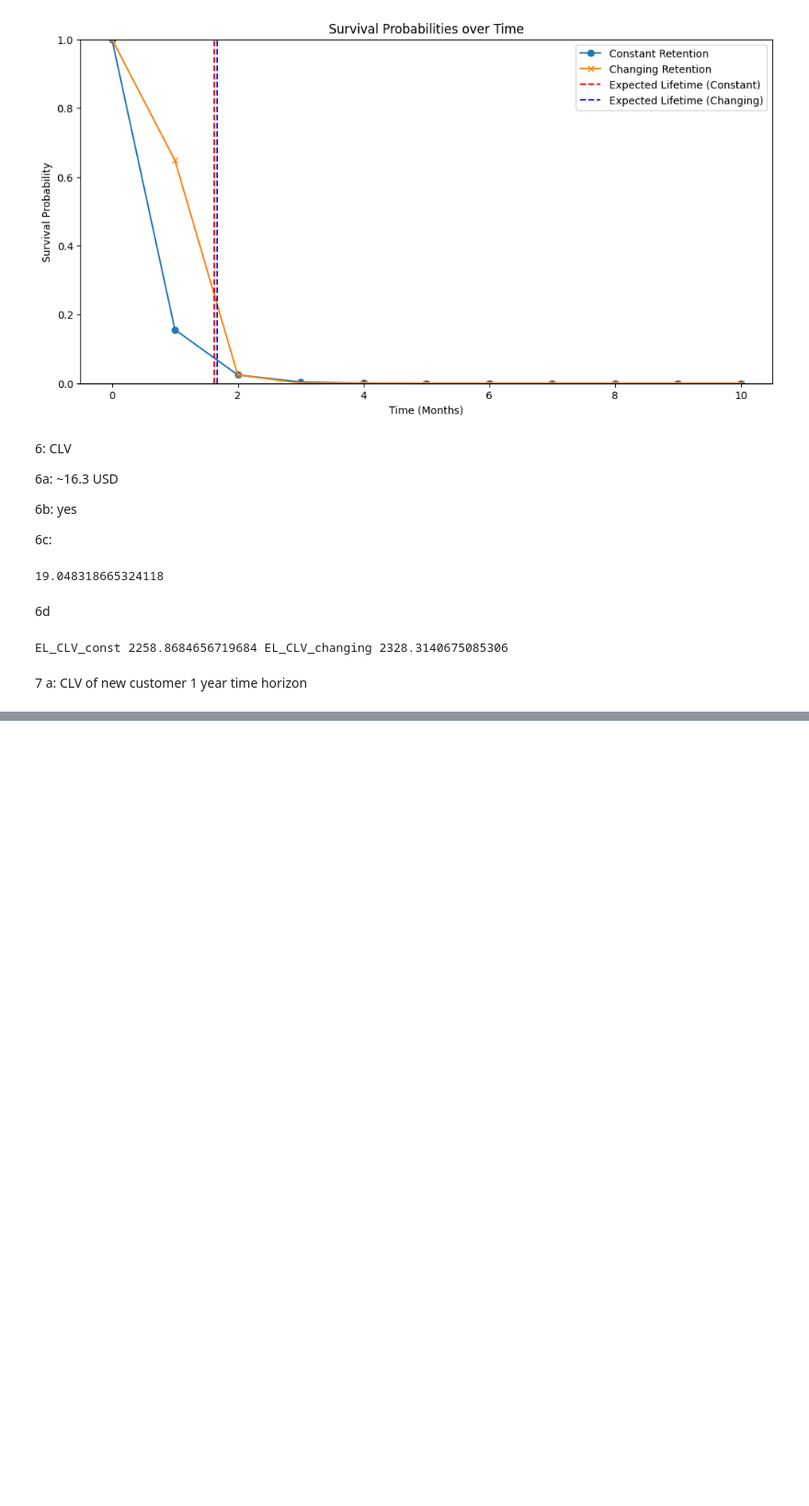
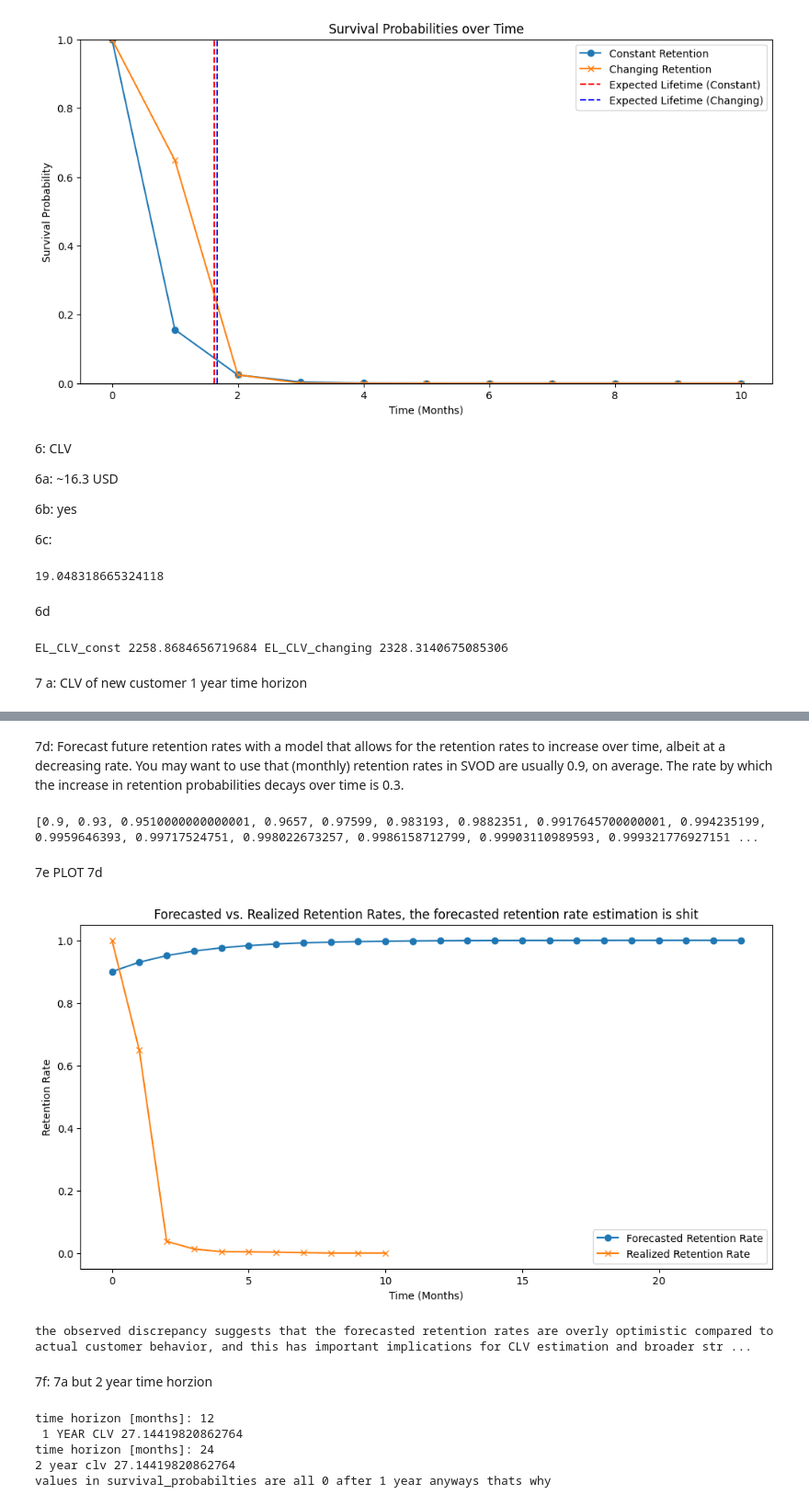
Before and after one commit to fabzhang/CLV, a Jupyter notebook: CPA.ipynb, the cells around one changed output, grey strips where cells are left out. Shown: that part at 92% size. Cells and saved outputs as stored; diff of their text form; code cells hidden in the pictures; blank space fills up the shorter version.

```diff
--- a/CPA.ipynb
+++ b/CPA.ipynb
@@ -163,6 +163,8 @@ def plot_retention_rates(retention_rates, cohort=0):
 # Example usage:
 retention_rates = calculate_retention_rates(clv_data)
 print(retention_rates.loc[0])
+
+retention_rates_c0 = retention_rates.loc[0]
 plot_retention_rates(retention_rates, cohort=0)
 # %% [output]
 users of cohort along month 0     1792
@@ -580,0 +575,71 @@ ValueError: retention_rates must have 12 elements, one for each month of the yea
+# %% [markdown]
+7d: Forecast future retention rates with a model that allows for the retention rates to increase
+over time, albeit at a decreasing rate. You may want to use that (monthly) retention rates in SVOD are usually 0.9, on average. The rate by which the increase in retention probabilities decays over time is 0.3.
+# %%
+def forecast_retention_rates(initial_rate, decay, periods):
+    rates = []
+    for i in range(periods):
+        if i == 0:
+            rates.append(initial_rate)
+        else:
+            rates.append(rates[-1] + (1 - rates[-1]) * decay)
+    return rates
+
+
+
+# Example usage:
+forecasted_rates = forecast_retention_rates(0.9, 0.3, 24)  # 24 months for two years
+
+
+print(forecasted_rates)
+# %% [output]
+[0.9, 0.93, 0.9510000000000001, 0.9657, 0.97599, 0.983193, 0.9882351, 0.9917645700000001, 0.994235199, 0.9959646393, 0.99717524751, 0.998022673257, 0.9986158712799, 0.99903110989593, 0.999321776927151 ...
+# %% [markdown]
+7e PLOT 7d
+# %%
+def plot_forecasted_vs_realized(forecasted_rates, realized_rates):
+    plt.figure(figsize=(12, 6))
+    months = list(range(len(forecasted_rates)))
+    plt.plot(months, forecasted_rates, label='Forecasted Retention Rate', marker='o')
+    #plt.plot(months, forecasted_rates_2, label='Forecasted Retention Rate 2', marker='o')
+    plt.plot(months[:len(realized_rates)], realized_rates, label='Realized Retention Rate', marker='x')
+    plt.title('Forecasted vs. Realized Retention Rates, the forecasted retention rate estimation is shit')
+    plt.xlabel('Time (Months)')
+    plt.ylabel('Retention Rate')
+    plt.legend()
+    plt.show()
+
+# Example usage:
+realized_rates = retention_rates_c0  # 3a: Realized retention rates for cohort 0
+
+plot_forecasted_vs_realized(forecasted_rates, realized_rates)
+
+print("the observed discrepancy suggests that the forecasted retention rates are overly optimistic compared to actual customer behavior, and this has important implications for CLV estimation and broader strategic decisions. It underscores the need for a more accurate retention model and perhaps a deeper investigation into why customers are churning at such a high rate.")
+# %% [output]
+[figure, added]
+the observed discrepancy suggests that the forecasted retention rates are overly optimistic compared to actual customer behavior, and this has important implications for CLV estimation and broader str ...
+# %% [markdown]
+7f: 7a but 2 year time horzion
+# %%
+monthly_revenue = 16.3 # This should be your estimate for monthly revenue per customer
+annual_discount_rate = 0.15
+survival_probabilities = survival_probabilities_changing  # from 5b:
+nr_months_ = 24
+
+clv_1_year = compute_clv_finite(monthly_revenue, annual_discount_rate, survival_probabilities, nr_months = 12)
+print(" 1 YEAR CLV", clv_1_year)
+
+
+clv_2_year = compute_clv_finite(monthly_revenue, annual_discount_rate, survival_probabilities, nr_months = 24)       #values in survival_probabilties are all 0 after 1 year
+
+
+print("2 year clv", clv_2_year)
+
+
+print("values in survival_probabilties are all 0 after 1 year anyways thats why")
+# %% [output]
+time horizon [months]: 12
+ 1 YEAR CLV 27.14419820862764
+time horizon [months]: 24
+2 year clv 27.14419820862764
+values in survival_probabilties are all 0 after 1 year anyways thats why
```
Also changed, not shown: parts of 13 cells of this notebook.
